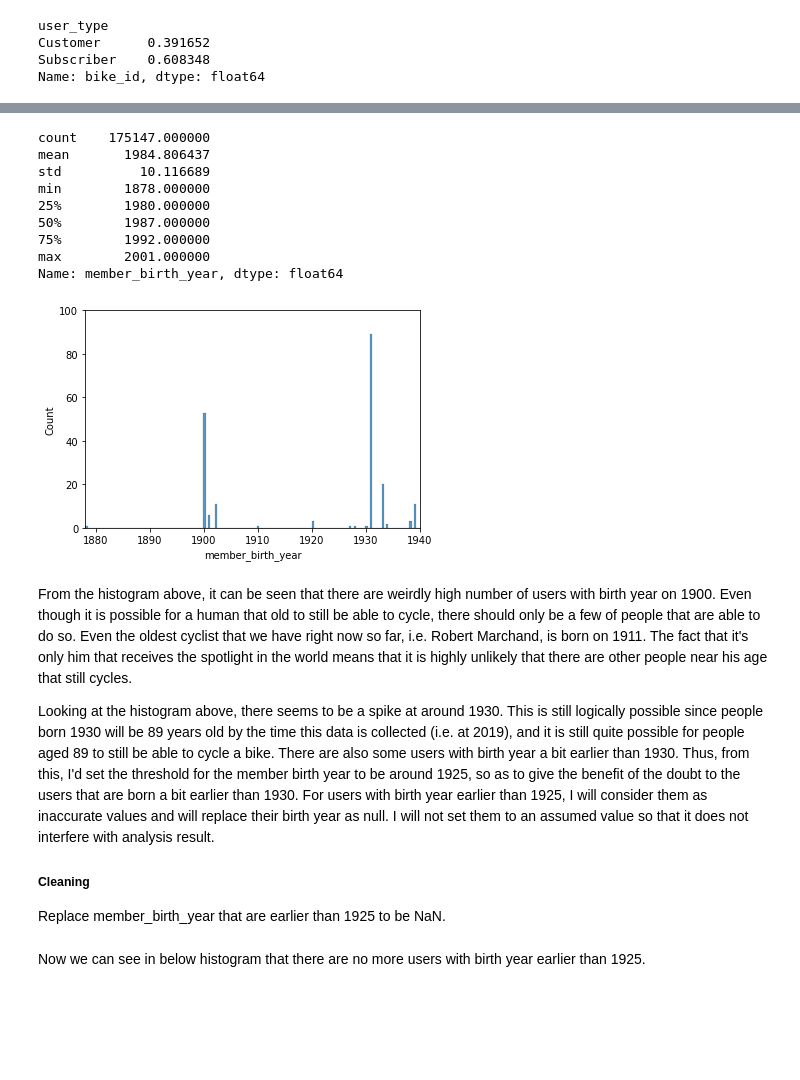
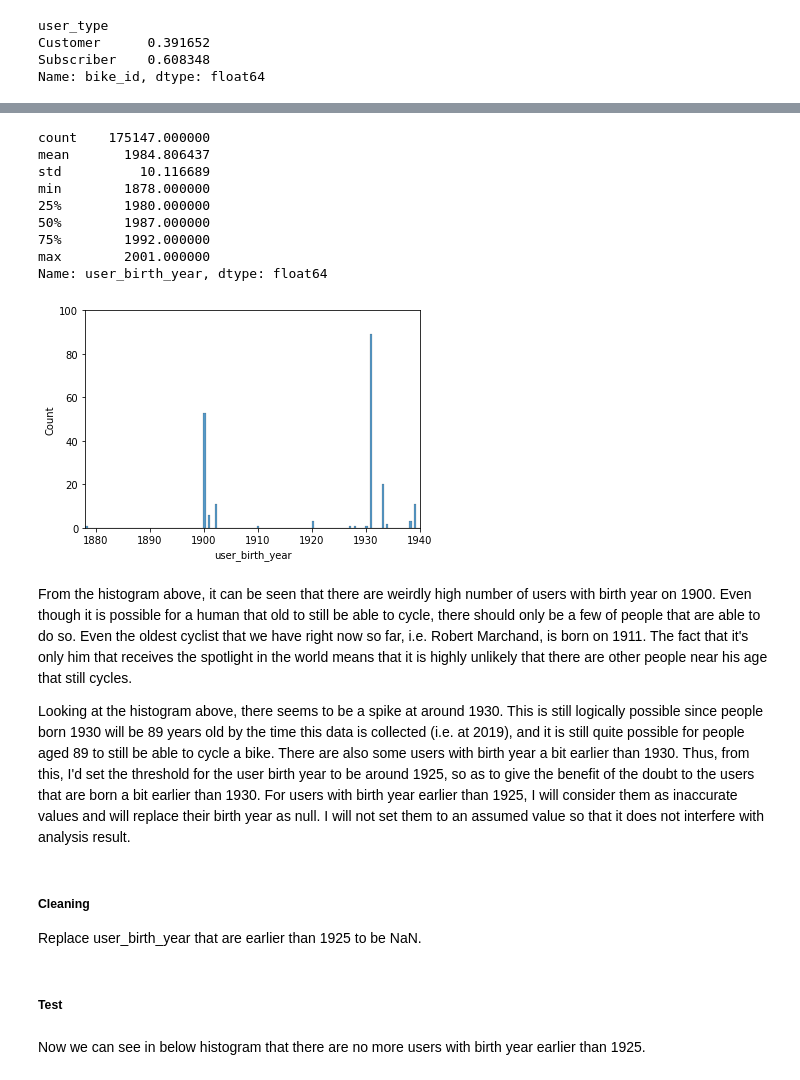
Before and after one commit to fletchersarip93/ford-gobike-data-analysis, a Jupyter notebook: exploration_ford_gobike.ipynb, the cells around one changed output, grey strips where cells are left out. Saved outputs shown, nothing was run; the diff lists cells and outputs as text; code cells hidden in the pictures; blank space fills up the shorter version.

Commit message:
feat: Finalize data exploration.

```diff
--- a/exploration_ford_gobike.ipynb
+++ b/exploration_ford_gobike.ipynb
@@ -26,8 +31,8 @@ df = pd.read_csv('data/201902-fordgobike-tripdata.csv',
                         'user_type': 'category',
                         'member_birth_year': 'Int16',
                         'member_gender': 'category'})
-df.duration_sec = pd.to_timedelta(df.duration_sec, unit='sec')
-df.rename(columns={'duration_sec': 'duration'}, inplace=True)
+
+df.rename(columns={'member_birth_year': 'user_birth_year', 'member_gender': 'user_gender'}, inplace=True)
 
 assert df.iloc[0].start_time == pd.to_datetime('2019-02-28 17:32:10.1450') # consistency check
 # %% [markdown]
@@ -141,0 +151,5 @@ Conclusion: It is okay to have null member birth year and gender, which is consi
+# %%
+not_given_cat = 'Not Given'
+if not_given_cat not in df.user_gender.cat.categories:
+    df.user_gender = df.user_gender.cat.add_categories(not_given_cat)
+df.user_gender = df.user_gender.fillna(not_given_cat)
@@ -152,5 +170,5 @@ df.loc[df.member_birth_year == df.member_birth_year.min()]
 # %%
-df.member_birth_year.describe()
+df.user_birth_year.describe()
 # %% [output]
 count    175147.000000
 mean       1984.806437
@@ -160,18 +178,18 @@ min        1878.000000
 50%        1987.000000
 75%        1992.000000
 max        2001.000000
-Name: member_birth_year, dtype: float64
+Name: user_birth_year, dtype: float64
 # %%
-sb.histplot(df.member_birth_year)
+sb.histplot(df.user_birth_year)
 plt.xlim(1878, 1940)
 plt.ylim(0, 100);
 # %% [output]
-[figure, old version]
+[figure, new version]
 # %% [markdown]
 From the histogram above, it can be seen that there are weirdly high number of users with birth year on 1900. Even though it is possible for a human that old to still be able to cycle, there should only be a few of people that are able to do so. Even the oldest cyclist that we have right now so far, i.e. Robert Marchand, is born on 1911. The fact that it's only him that receives the spotlight in the world means that it is highly unlikely that there are other people near his age that still cycles.
 
-Looking at the histogram above, there seems to be a spike at around 1930. This is still logically possible since people born 1930 will be 89 years old by the time this data is collected (i.e. at 2019), and it is still quite possible for people aged 89 to still be able to cycle a bike. There are also some users with birth year a bit earlier than 1930. Thus, from this, I'd set the threshold for the member birth year to be around 1925, so as to give the benefit of the doubt to the users that are born a bit earlier than 1930. For users with birth year earlier than 1925, I will consider them as inaccurate values and will replace their birth year as null. I will not set them to an assumed value so that it does not interfere with analysis result.
-
-##### Cleaning
-Replace member_birth_year that are earlier than 1925 to be NaN.
+Looking at the histogram above, there seems to be a spike at around 1930. This is still logically possible since people born 1930 will be 89 years old by the time this data is collected (i.e. at 2019), and it is still quite possible for people aged 89 to still be able to cycle a bike. There are also some users with birth year a bit earlier than 1930. Thus, from this, I'd set the threshold for the user birth year to be around 1925, so as to give the benefit of the doubt to the users that are born a bit earlier than 1930. For users with birth year earlier than 1925, I will consider them as inaccurate values and will replace their birth year as null. I will not set them to an assumed value so that it does not interfere with analysis result.
+# %% [markdown]
+##### Cleaning
+Replace user_birth_year that are earlier than 1925 to be NaN.
 # %%
@@ -184,0 +199,2 @@ assert (df.member_birth_year < 1925).sum() == 0
+# %% [markdown]
+##### Test
```
Also changed, not shown: parts of 238 cells of this notebook.
